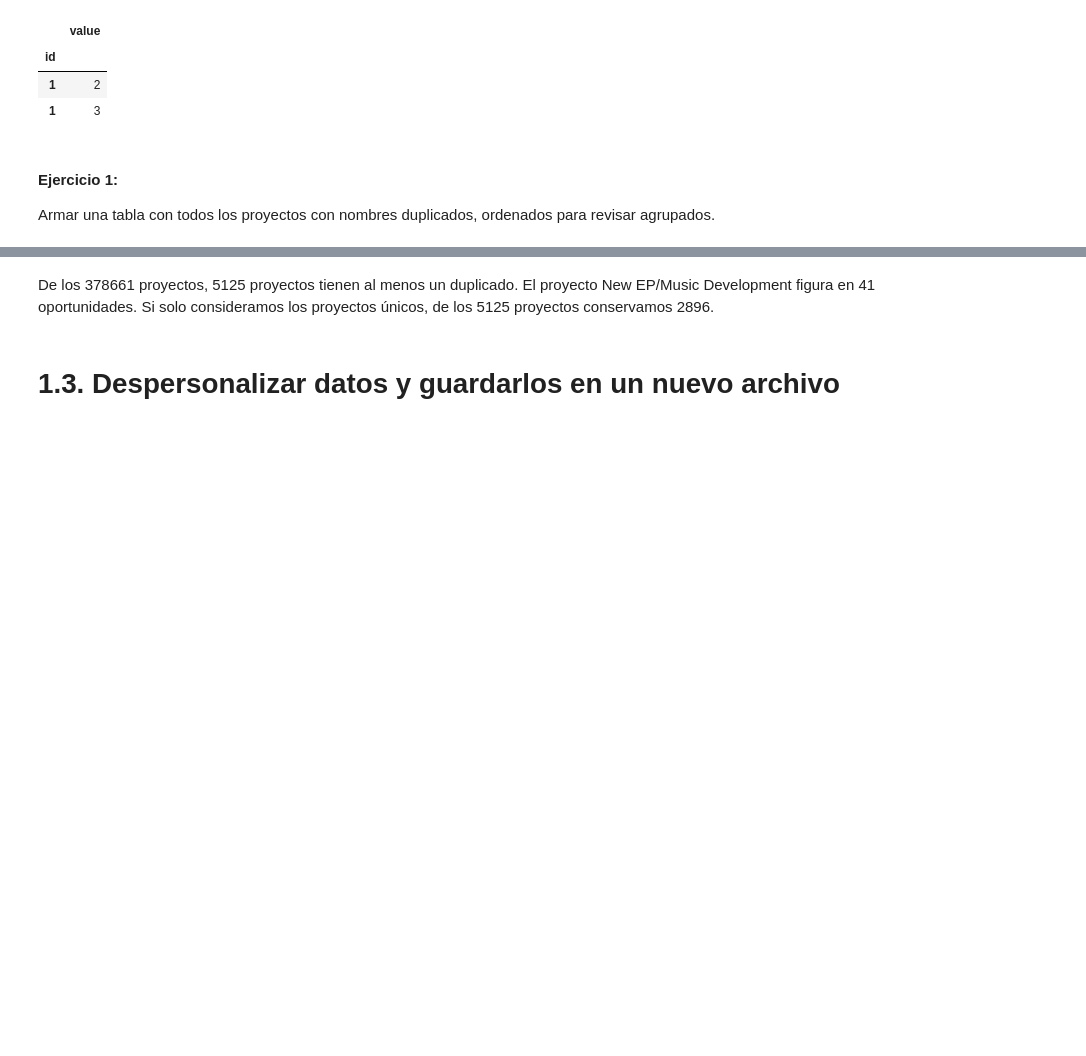
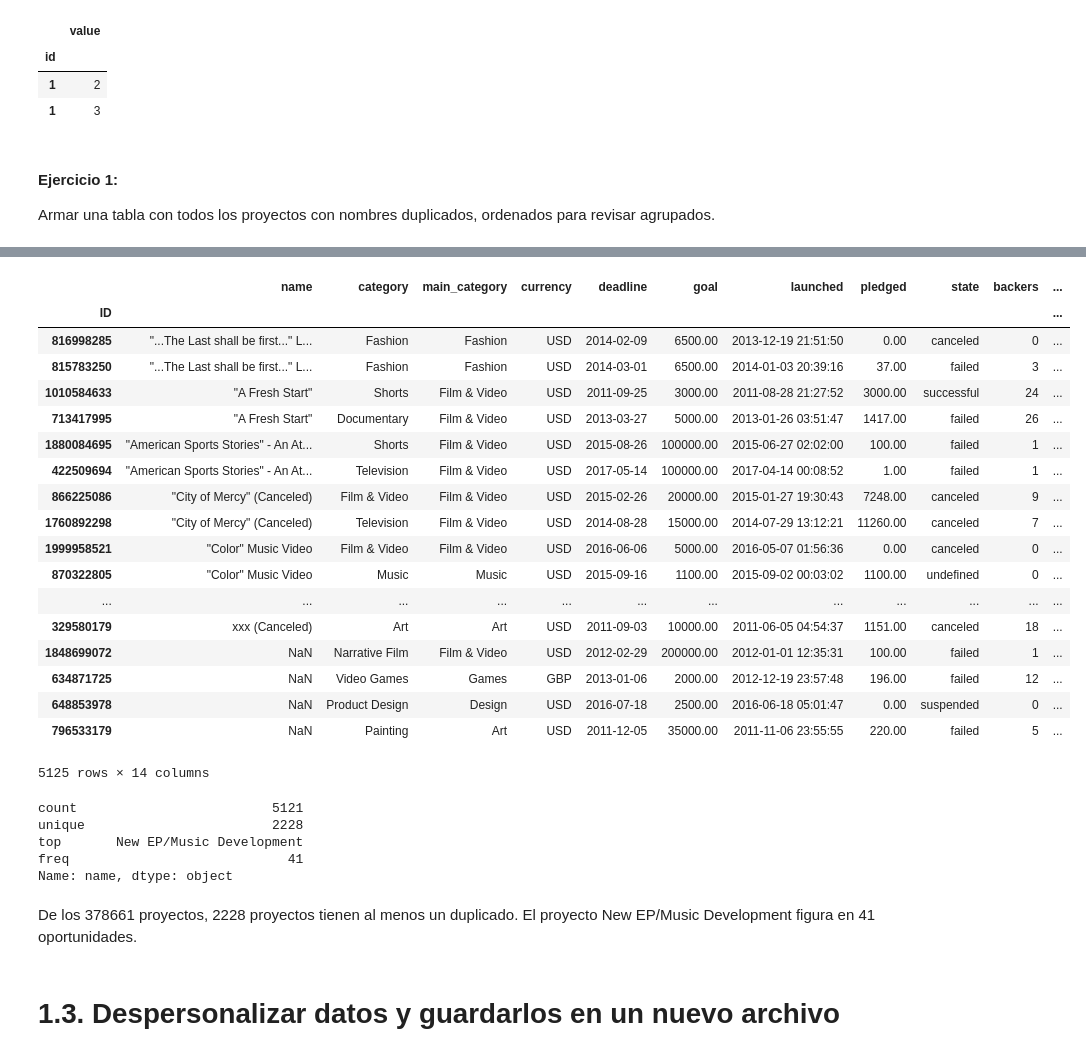
Before and after one commit to valenmongi/Diplodatos, a Jupyter notebook: Limpieza.ipynb, the cells around one changed output, grey strips where cells are left out. Cells and saved outputs as stored; diff of their text form; code cells hidden in the pictures; blank space fills up the shorter version.

```diff
--- a/Limpieza.ipynb
+++ b/Limpieza.ipynb
@@ -438,5 +383,36 @@ dupl_2.sort_index(ascending=True)
+# %%
+nombres_duplicados=kickstarter_2018[kickstarter_2018.name.duplicated(keep=False)].sort_values(by="name")
+nombres_duplicados
+# %% [output]
+|  | name | category | main_category | currency | deadline | goal | launched | pledged | state | backers | ... |
+| ID |  |  |  |  |  |  |  |  |  |  | ... |
+| 816998285 | "...The Last shall be first..." L... | Fashion | Fashion | USD | 2014-02-09 | 6500.00 | 2013-12-19 21:51:50 | 0.00 | canceled | 0 | ... |
+| 815783250 | "...The Last shall be first..." L... | Fashion | Fashion | USD | 2014-03-01 | 6500.00 | 2014-01-03 20:39:16 | 37.00 | failed | 3 | ... |
+| 1010584633 | "A Fresh Start" | Shorts | Film & Video | USD | 2011-09-25 | 3000.00 | 2011-08-28 21:27:52 | 3000.00 | successful | 24 | ... |
+| 713417995 | "A Fresh Start" | Documentary | Film & Video | USD | 2013-03-27 | 5000.00 | 2013-01-26 03:51:47 | 1417.00 | failed | 26 | ... |
+| 1880084695 | "American Sports Stories" - An At... | Shorts | Film & Video | USD | 2015-08-26 | 100000.00 | 2015-06-27 02:02:00 | 100.00 | failed | 1 | ... |
+| 422509694 | "American Sports Stories" - An At... | Television | Film & Video | USD | 2017-05-14 | 100000.00 | 2017-04-14 00:08:52 | 1.00 | failed | 1 | ... |
+| 866225086 | "City of Mercy" (Canceled) | Film & Video | Film & Video | USD | 2015-02-26 | 20000.00 | 2015-01-27 19:30:43 | 7248.00 | canceled | 9 | ... |
+| 1760892298 | "City of Mercy" (Canceled) | Television | Film & Video | USD | 2014-08-28 | 15000.00 | 2014-07-29 13:12:21 | 11260.00 | canceled | 7 | ... |
+| 1999958521 | "Color" Music Video | Film & Video | Film & Video | USD | 2016-06-06 | 5000.00 | 2016-05-07 01:56:36 | 0.00 | canceled | 0 | ... |
+| 870322805 | "Color" Music Video | Music | Music | USD | 2015-09-16 | 1100.00 | 2015-09-02 00:03:02 | 1100.00 | undefined | 0 | ... |
+| ... | ... | ... | ... | ... | ... | ... | ... | ... | ... | ... | ... |
+| 329580179 | xxx (Canceled) | Art | Art | USD | 2011-09-03 | 10000.00 | 2011-06-05 04:54:37 | 1151.00 | canceled | 18 | ... |
+| 1848699072 | NaN | Narrative Film | Film & Video | USD | 2012-02-29 | 200000.00 | 2012-01-01 12:35:31 | 100.00 | failed | 1 | ... |
+| 634871725 | NaN | Video Games | Games | GBP | 2013-01-06 | 2000.00 | 2012-12-19 23:57:48 | 196.00 | failed | 12 | ... |
+| 648853978 | NaN | Product Design | Design | USD | 2016-07-18 | 2500.00 | 2016-06-18 05:01:47 | 0.00 | suspended | 0 | ... |
+| 796533179 | NaN | Painting | Art | USD | 2011-12-05 | 35000.00 | 2011-11-06 23:55:55 | 220.00 | failed | 5 | ... |
+5125 rows × 14 columns
+# %%
+nombres_duplicados.name.describe()
+# %% [output]
+count                         5121
+unique                        2228
+top       New EP/Music Development
+freq                            41
+Name: name, dtype: object
 # %% [markdown]
-De los 378661 proyectos, 5125 proyectos tienen al menos un duplicado. El proyecto New EP/Music Development figura en 41 oportunidades. Si solo consideramos los proyectos únicos, de los 5125 proyectos conservamos 2896.
+De los 378661 proyectos, 2228 proyectos tienen al menos un duplicado. El proyecto New EP/Music Development figura en 41 oportunidades.
 # %% [markdown]
 # 1.3. Despersonalizar datos y guardarlos en un nuevo archivo
 # %% [markdown]
```
Also changed, not shown: parts of 25 cells of this notebook.
